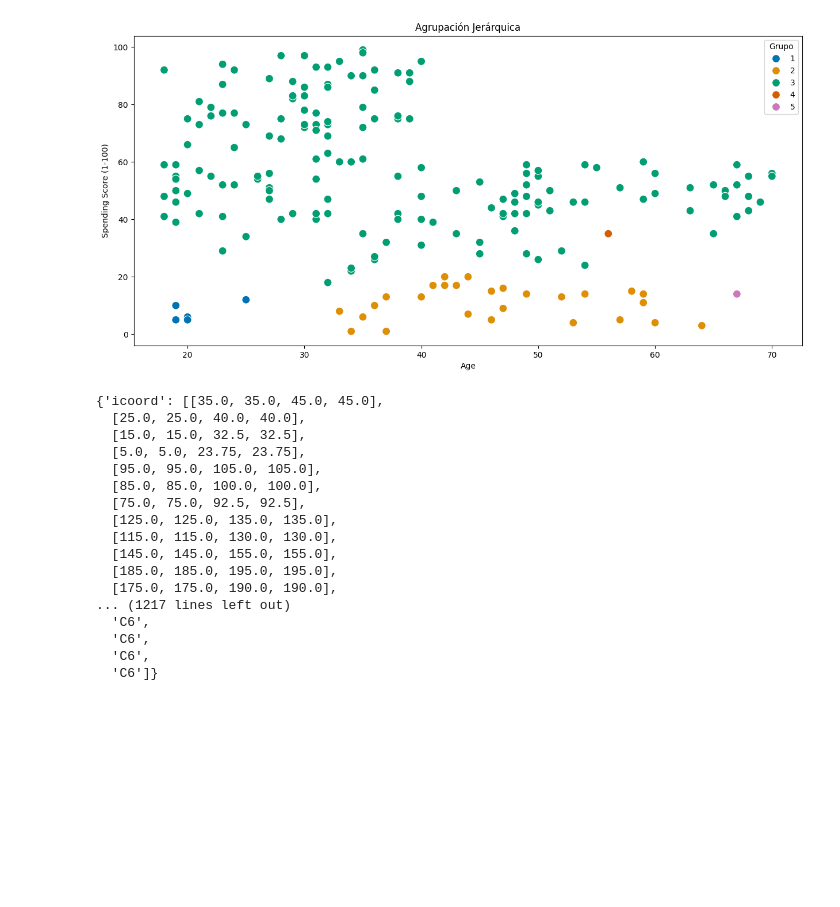
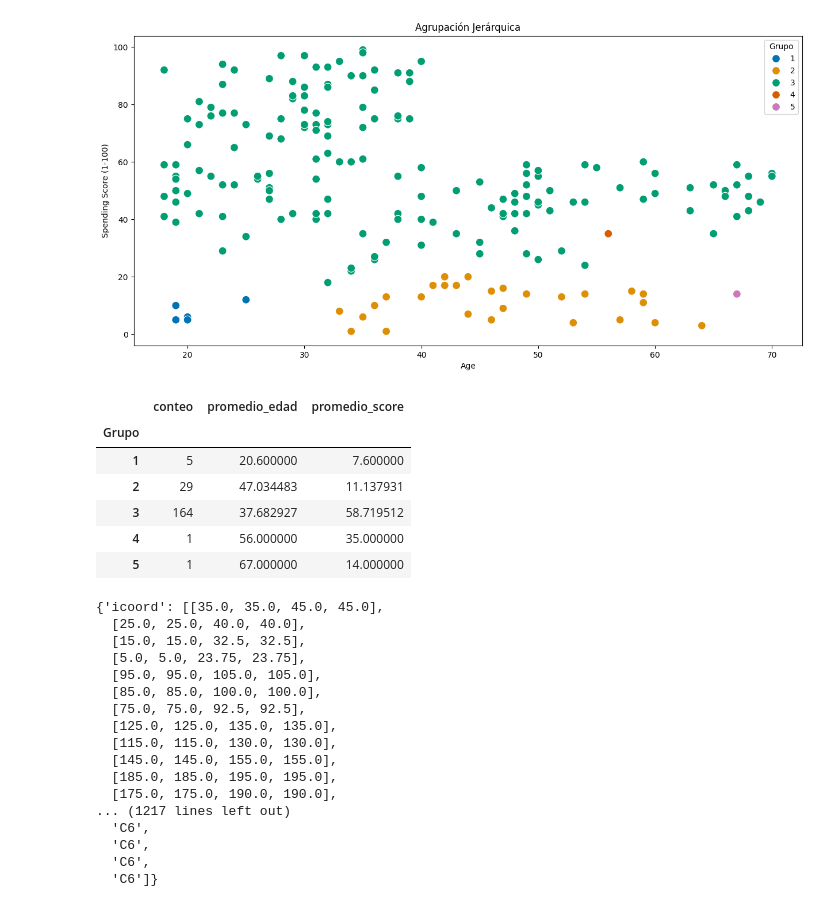
Before and after one commit to jazaineam1/Andes_ADDBD, a Jupyter notebook: Sesion15/15_Aprendizaje_no_supervisado-agrupación.ipynb, the cells around one changed output. Saved outputs shown, nothing was run; the diff lists cells and outputs as text; code cells hidden in the pictures; blank space fills up the shorter version.

```diff
--- a/Sesion15/15_Aprendizaje_no_supervisado-agrupación.ipynb
+++ b/Sesion15/15_Aprendizaje_no_supervisado-agrupación.ipynb
@@ -143,6 +170,18 @@ sns.scatterplot(x='Age', y='Spending Score (1-100)', s=100, hue='Grupo', data=X,
 # %% [output]
 <Axes: title={'center': 'Agrupación Jerárquica'}, xlabel='Age', ylabel='Spending Score (1-100)'>
 [figure]
+# %%
+X.groupby('Grupo').agg(conteo=('Age','count'),
+                       promedio_edad=('Age','mean'),
+                       promedio_score=('Spending Score (1-100)','mean'))
+# %% [output]
+|  | conteo | promedio_edad | promedio_score |
+| Grupo |  |  |  |
+| 1 | 5 | 20.600000 | 7.600000 |
+| 2 | 29 | 47.034483 | 11.137931 |
+| 3 | 164 | 37.682927 | 58.719512 |
+| 4 | 1 | 56.000000 | 35.000000 |
+| 5 | 1 | 67.000000 | 14.000000 |
 # %%
 plt.title('Dendograma para 5 grupos')
 dendrogram(distance_matrix)
```
Also changed, not shown: parts of 3 cells of this notebook.
